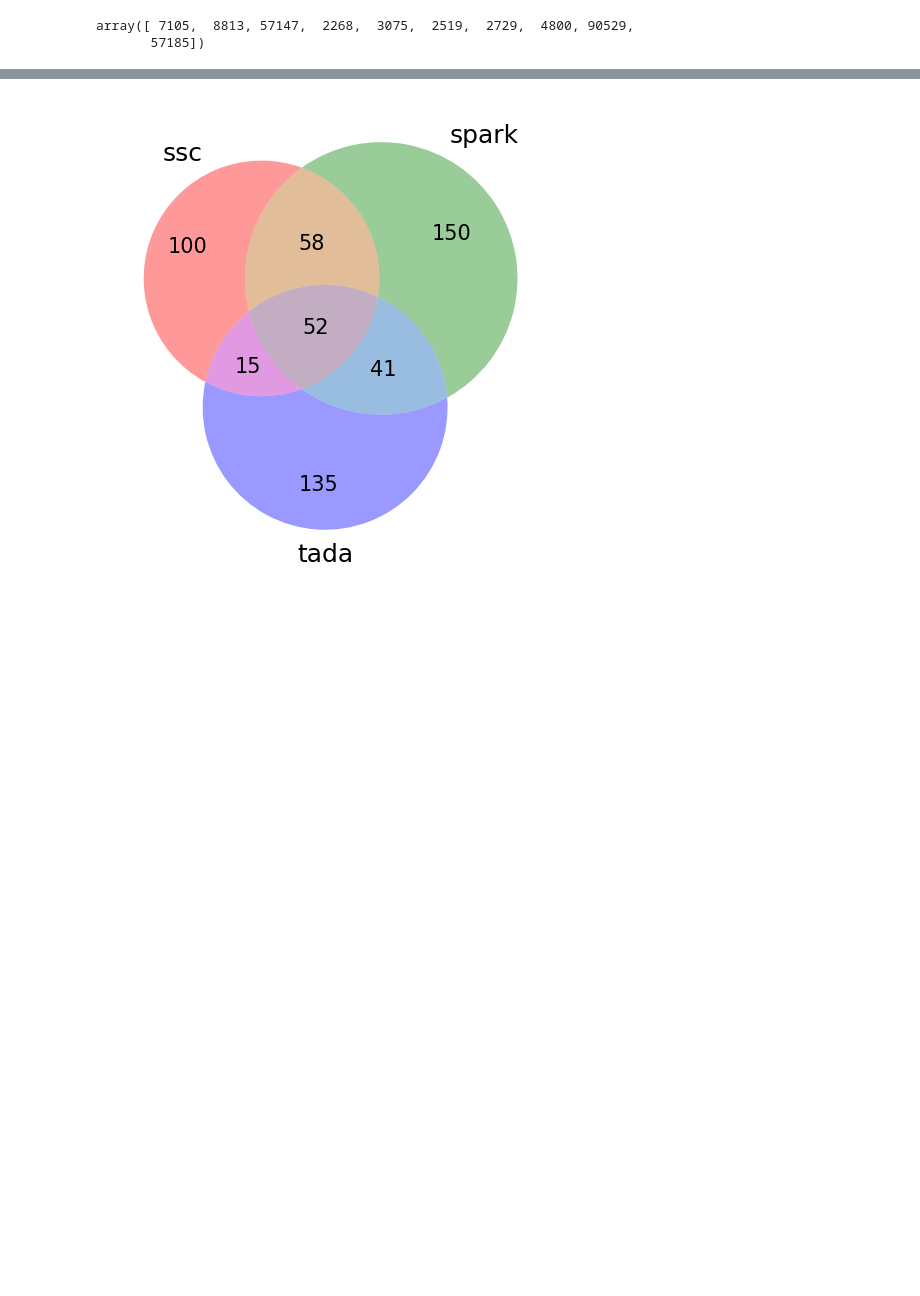
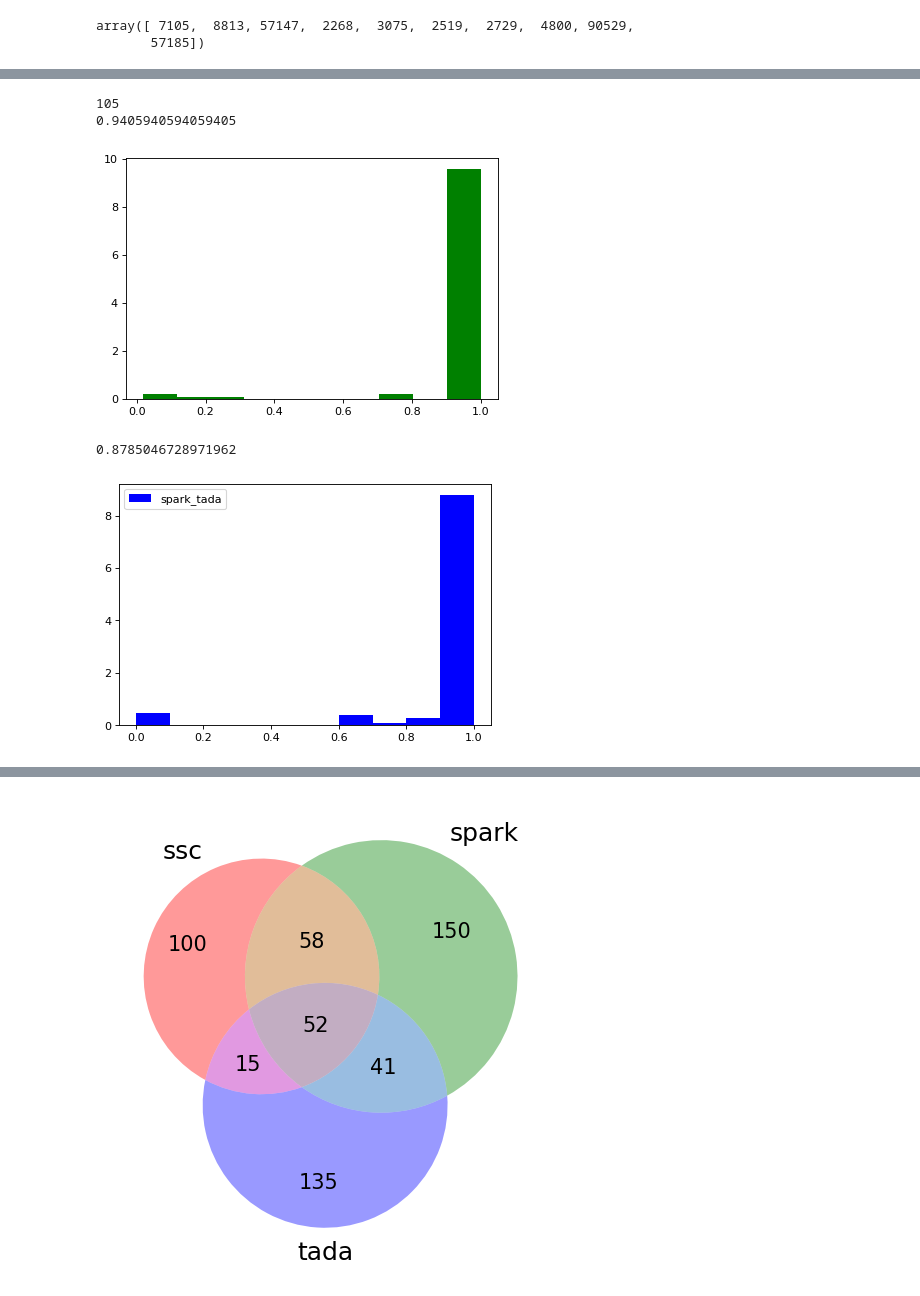
Before and after one commit to explorerwjy/ASD_Circuits, a Jupyter notebook: src/CompareOverlap.ipynb, the cells around one changed output, grey strips where cells are left out. Drawn from its saved outputs; the diff is of its cells as text; code cells hidden in the pictures; blank space fills up the shorter version.

```diff
--- a/src/CompareOverlap.ipynb
+++ b/src/CompareOverlap.ipynb
@@ -43,0 +85,24 @@ with open("/Users/jiayao/Work/ASD_Circuits/dat/genes/brainspan_express.txt", "wt
+# %%
+ssc_spark_tal = pd.read_csv("../dat/genes/spark-simplex.csv")
+top100_spark_tal = set([int(x) for x in ssc_spark_tal.head(120)["GENE"].values])
+print(len(top100_spark_tal))
+
+spark_tol_genes = loadgenelist("../dat/genes/Jon.spark.txt")
+spark_tada_genes = loadgenelist("../dat/genes/asd.spark.tada.txt")
+
+pli_spark_wigler = pli[pli["gene"].isin([Entrez2Symbol[x] for x in top100_spark_tal if x in Entrez2Symbol])]["pLI"].values
+pli_spark_tada = pli[pli["gene"].isin([Entrez2Symbol[x] for x in spark_tada_genes if x in Entrez2Symbol])]["pLI"].values
+
+plt.hist(pli_spark_wigler, color="green", label="spark_tol", density=1)
+print(len([x for x in pli_spark_wigler if x > 0.9])/len(pli_spark_wigler))
+plt.show()
+plt.hist(pli_spark_tada, color="blue", label="spark_tada", density=1)
+print(len([x for x in pli_spark_tada if x > 0.9])/len(pli_spark_tada))
+plt.legend()
+plt.show()
+# %% [output]
+105
+0.9405940594059405
+[figure, added]
+0.8785046728971962
+[figure, added]
```
Also changed, not shown: parts of 27 cells of this notebook, 12 other files.
